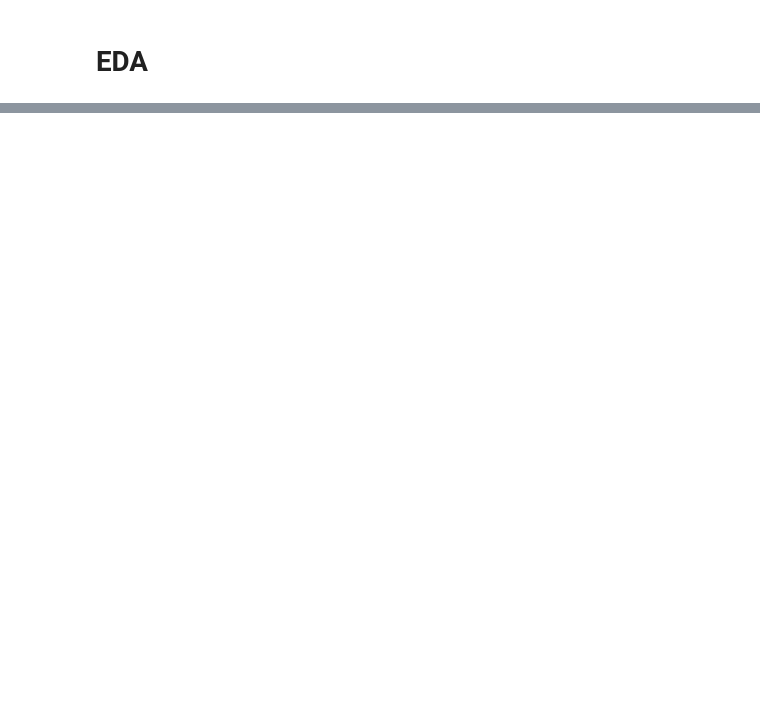
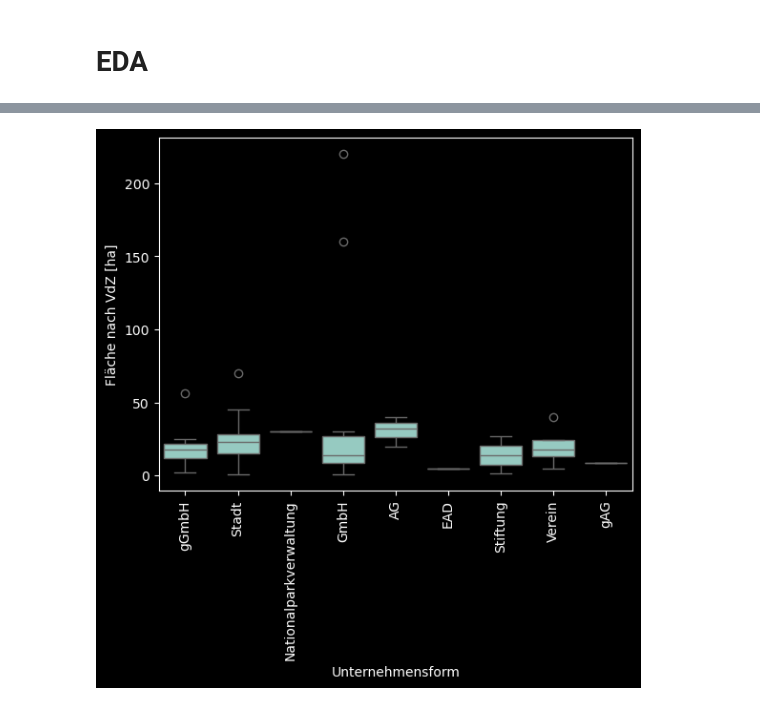
Before and after one commit to Ben-physics-dotcom/VdZ_aDataScienceProject, a Jupyter notebook: Python_Code/Overview.ipynb, the cells around one changed output, grey strips where cells are left out. Cells and saved outputs as stored; diff of their text form; code cells hidden in the pictures; blank space fills up the shorter version.

```diff
--- a/Python_Code/Overview.ipynb
+++ b/Python_Code/Overview.ipynb
@@ -45,0 +47,6 @@ plt.show()
+# %%
+sns.boxplot(x='Unternehmensform', y='Fläche nach VdZ [ha]', data=df)
+plt.xticks(rotation=90)
+plt.show()
+# %% [output]
+[figure, added]
```
Also changed, not shown: parts of 4 cells of this notebook, 1 other file.
